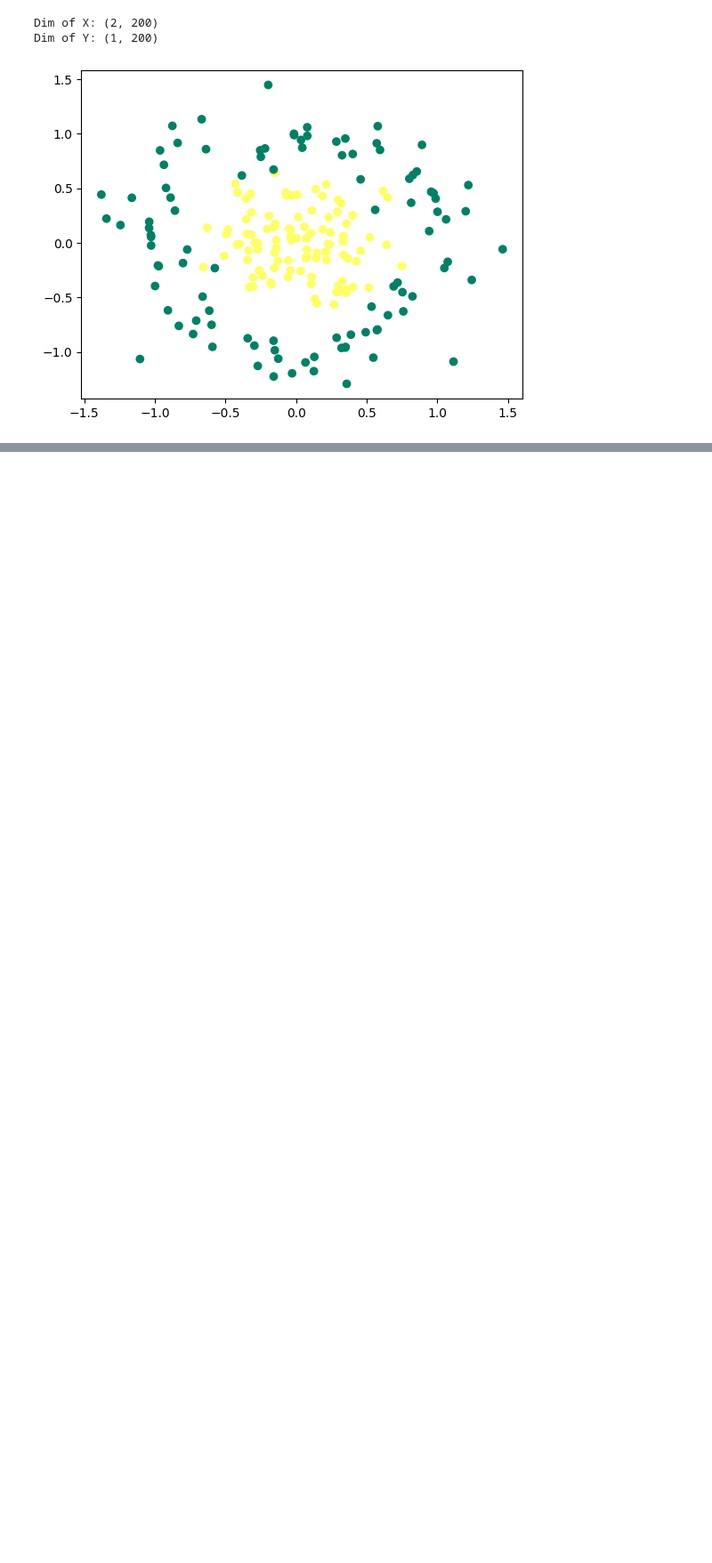
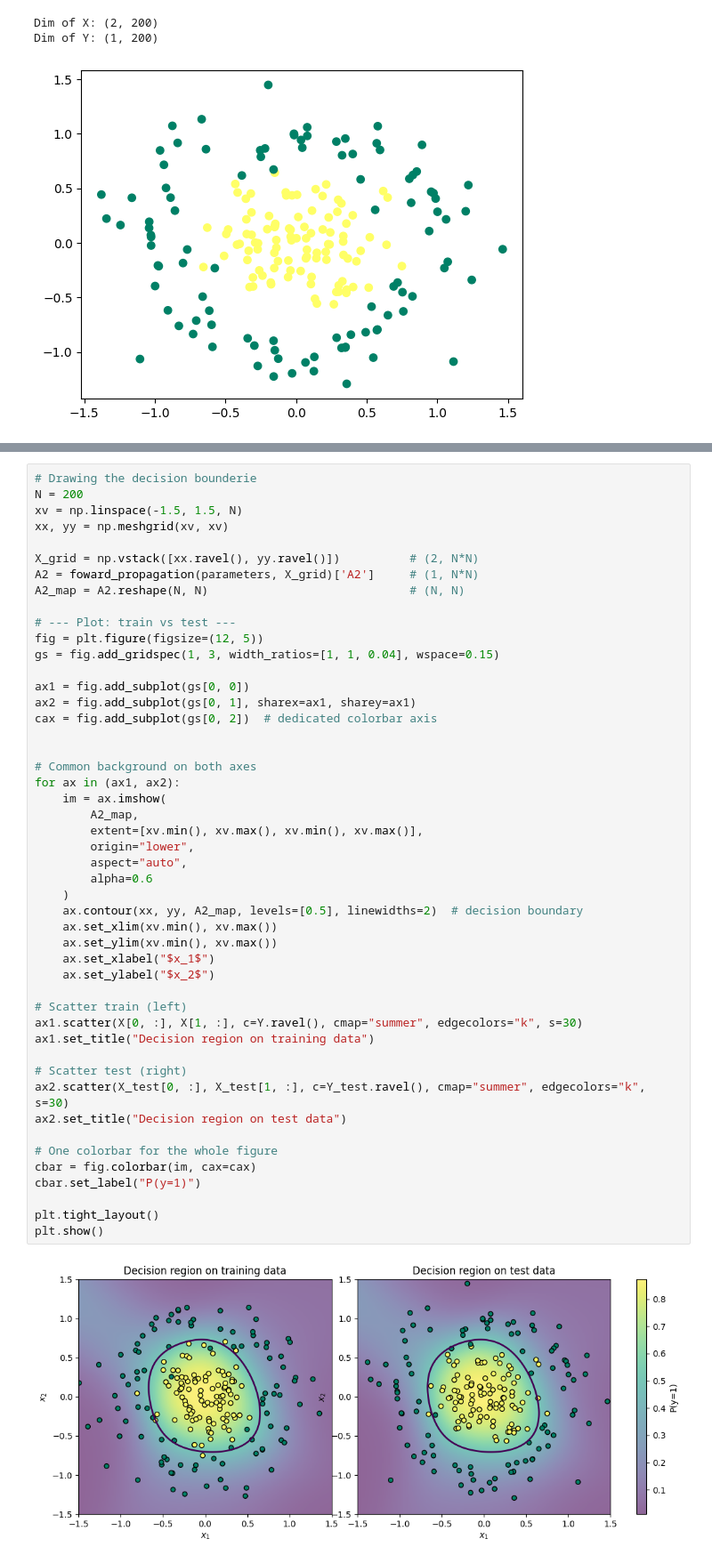
Before and after one commit to MatthieuGHS/Perceptron2MNIST, a Jupyter notebook: 2_mlp/classification_mlp.ipynb, the cells around one changed output, grey strips where cells are left out. Shown at 89% size. Cells and saved outputs as stored; diff of their text form; blank space fills up the shorter version.

Commit message:
plot of the decision border

```diff
--- a/2_mlp/classification_mlp.ipynb
+++ b/2_mlp/classification_mlp.ipynb
@@ -168,0 +169,50 @@ print(accuracy_score(Y_test.ravel(), Y_pt.ravel()))
+# %%
+# Drawing the decision bounderie
+N = 200
+xv = np.linspace(-1.5, 1.5, N)
+xx, yy = np.meshgrid(xv, xv)
+
+X_grid = np.vstack([xx.ravel(), yy.ravel()])          # (2, N*N)
+A2 = foward_propagation(parameters, X_grid)['A2']     # (1, N*N)
+A2_map = A2.reshape(N, N)                             # (N, N)
+
+# --- Plot: train vs test ---
+fig = plt.figure(figsize=(12, 5))
+gs = fig.add_gridspec(1, 3, width_ratios=[1, 1, 0.04], wspace=0.15)
+
+ax1 = fig.add_subplot(gs[0, 0])
+ax2 = fig.add_subplot(gs[0, 1], sharex=ax1, sharey=ax1)
+cax = fig.add_subplot(gs[0, 2])  # dedicated colorbar axis
+
+
+# Common background on both axes
+for ax in (ax1, ax2):
+    im = ax.imshow(
+        A2_map,
+        extent=[xv.min(), xv.max(), xv.min(), xv.max()],
+        origin="lower",
+        aspect="auto",
+        alpha=0.6
+    )
+    ax.contour(xx, yy, A2_map, levels=[0.5], linewidths=2)  # decision boundary
+    ax.set_xlim(xv.min(), xv.max())
+    ax.set_ylim(xv.min(), xv.max())
+    ax.set_xlabel("$x_1$")
+    ax.set_ylabel("$x_2$")
+
+# Scatter train (left)
+ax1.scatter(X[0, :], X[1, :], c=Y.ravel(), cmap="summer", edgecolors="k", s=30)
+ax1.set_title("Decision region on training data")
+
+# Scatter test (right)
+ax2.scatter(X_test[0, :], X_test[1, :], c=Y_test.ravel(), cmap="summer", edgecolors="k", s=30)
+ax2.set_title("Decision region on test data")
+
+# One colorbar for the whole figure
+cbar = fig.colorbar(im, cax=cax)
+cbar.set_label("P(y=1)")
+
+plt.tight_layout()
+plt.show()
+# %% [output]
+[figure, added]
```
Also changed, not shown: parts of 2 cells of this notebook.
